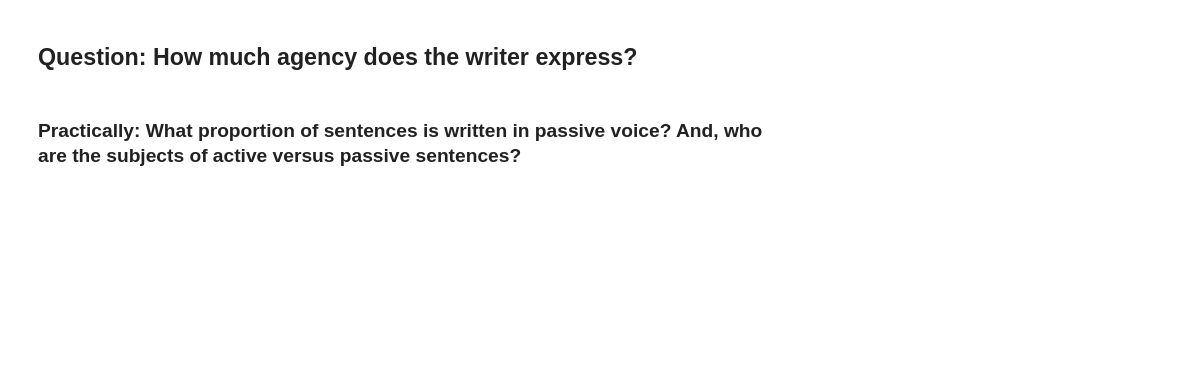
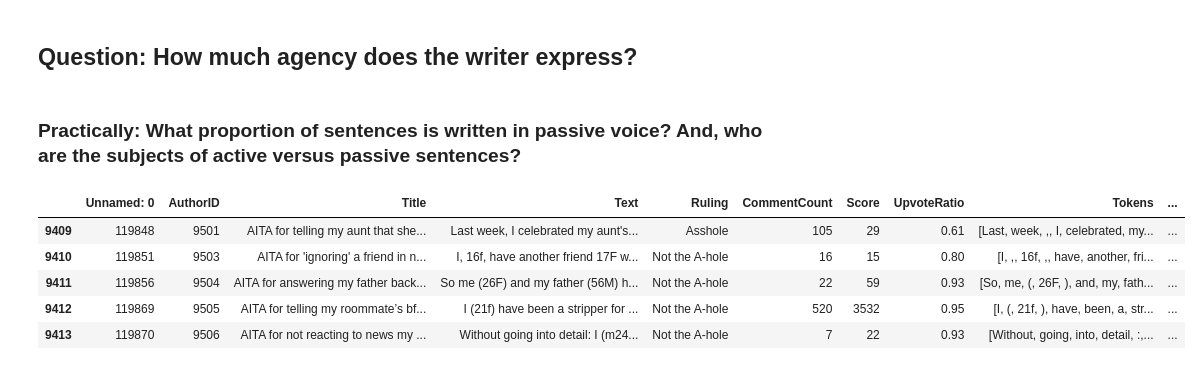
Before and after one commit to Data-Science-for-Linguists-2023/AITA-Blame-Analysis, a Jupyter notebook: code/data_analysis.ipynb, the cells around one changed output. Cells and saved outputs as stored; diff of their text form; code cells hidden in the pictures; blank space fills up the shorter version.

```diff
--- a/code/data_analysis.ipynb
+++ b/code/data_analysis.ipynb
@@ -241,0 +237,9 @@ analysis_df.to_csv("../data/aita_working_df.csv")
+# %%
+analysis_df.tail()
+# %% [output]
+|  | Unnamed: 0 | AuthorID | Title | Text | Ruling | CommentCount | Score | UpvoteRatio | Tokens | ... |
+| 9409 | 119848 | 9501 | AITA for telling my aunt that she... | Last week, I celebrated my aunt's... | Asshole | 105 | 29 | 0.61 | [Last, week, ,, I, celebrated, my... | ... |
+| 9410 | 119851 | 9503 | AITA for 'ignoring' a friend in n... | I, 16f, have another friend 17F w... | Not the A-hole | 16 | 15 | 0.80 | [I, ,, 16f, ,, have, another, fri... | ... |
+| 9411 | 119856 | 9504 | AITA for answering my father back... | So me (26F) and my father (56M) h... | Not the A-hole | 22 | 59 | 0.93 | [So, me, (, 26F, ), and, my, fath... | ... |
+| 9412 | 119869 | 9505 | AITA for telling my roommate’s bf... | I (21f) have been a stripper for ... | Not the A-hole | 520 | 3532 | 0.95 | [I, (, 21f, ), have, been, a, str... | ... |
+| 9413 | 119870 | 9506 | AITA for not reacting to news my ... | Without going into detail: I (m24... | Not the A-hole | 7 | 22 | 0.93 | [Without, going, into, detail, :,... | ... |
```
Also changed, not shown: parts of 52 cells of this notebook, 1 other file.
